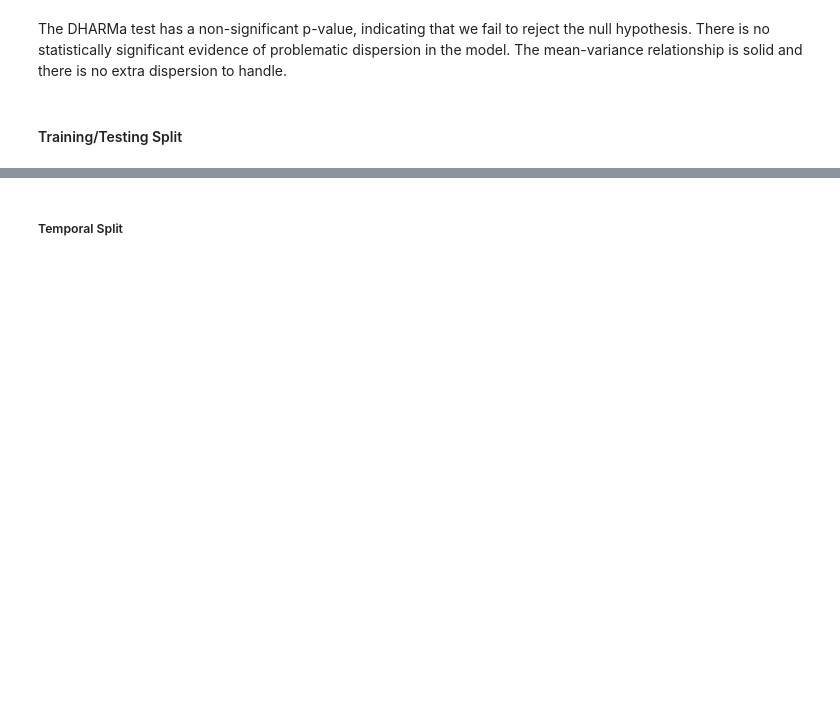
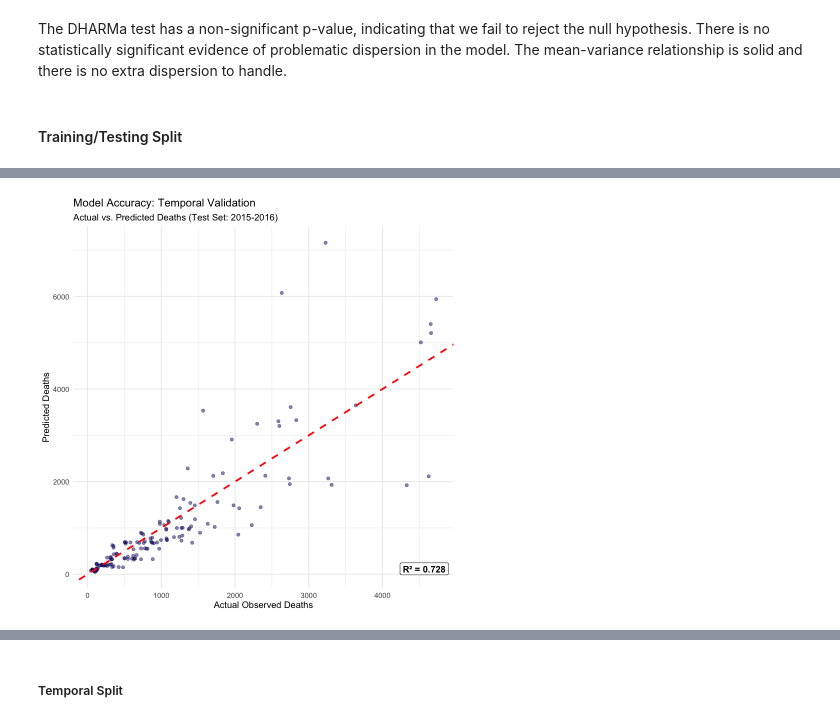
Before and after one commit to amberteetsel/opioid-crisis, a Jupyter notebook: src/neg_binom.ipynb, the cells around one changed output, grey strips where cells are left out. Drawn from its saved outputs; the diff is of its cells as text; code cells hidden in the pictures; blank space fills up the shorter version.

```diff
--- a/src/neg_binom.ipynb
+++ b/src/neg_binom.ipynb
@@ -310,6 +366,30 @@ nb_bic <- readRDS(here("models", "nb_bic.rds"))
 # %%
 set.seed(123)
 
+# Random
 train_idx <- createDataPartition(df$deaths, p = 0.8, list = FALSE)
 train <- df[train_idx, ]
 test <- df[-train_idx, ]
+
+# Temporal
+train_temp <- df[df$year >= 2000 & df$year <= 2013, ]
+test_temp <-  df[df$year > 2013, ]
+# %%
+# Predictions with BIC Model
+bic_train <- update(nb_bic, data = train) # random split
+bic_train_temp <- update(nb_bic, data = train_temp) # temporal split
+bic_train_temp_fent <- update(nb_bic, . ~ . + log_fent, data = train_temp) # add fent predictor
+
+# calculate metrics
+bic_metrics <- get_pred_metrics(bic_train, test)
+bic_metrics_temp <- get_pred_metrics(bic_train_temp, test_temp)
+bic_metrics_temp_fent <- get_pred_metrics(bic_train_temp_fent, test_temp)
+
+# store results
+comparison_df <- data.frame(
+  Split_Type = c("Random", "Temporal", "Temporal (+Fentanyl)"),
+  rbind(bic_metrics, bic_metrics_temp, bic_metrics_temp_fent)
+)
+
+write.csv(comparison_df, here("results", "model_comp_predict.csv"))
+comparison_df
@@ -315,0 +423,20 @@ test <- df[-train_idx, ]
+# %%
+# generate predictions for the temporal test set
+test_temp$pred <- predict(bic_train_temp, newdata = test_temp, type = "response")
+
+# plot
+accuracy_plot <- ggplot(test_temp, aes(x = deaths, y = pred)) +
+  geom_point(alpha = 0.5, color = "midnightblue") +
+  geom_abline(slope = 1, intercept = 0, linetype = "dashed", color = "red", linewidth = 1) +
+  annotate("label", x = Inf, y = -Inf, label = "R² = 0.728",
+           hjust = 1.1, vjust = -1.1, fill = "white", fontface = "bold") +
+  labs(title = "Model Accuracy: Temporal Validation",
+       subtitle = "Actual vs. Predicted Deaths (Test Set: 2015-2016)",
+       x = "Actual Observed Deaths",
+       y = "Predicted Deaths") +
+  theme_minimal()
+
+print(accuracy_plot)
+ggsave(here("results", "predicted_vs_actual_temporal.png"), width = 8, height = 5, dpi = 300)
+# %% [output]
+[figure, added]
```
Also changed, not shown: parts of 8 cells of this notebook, 8 other files.
